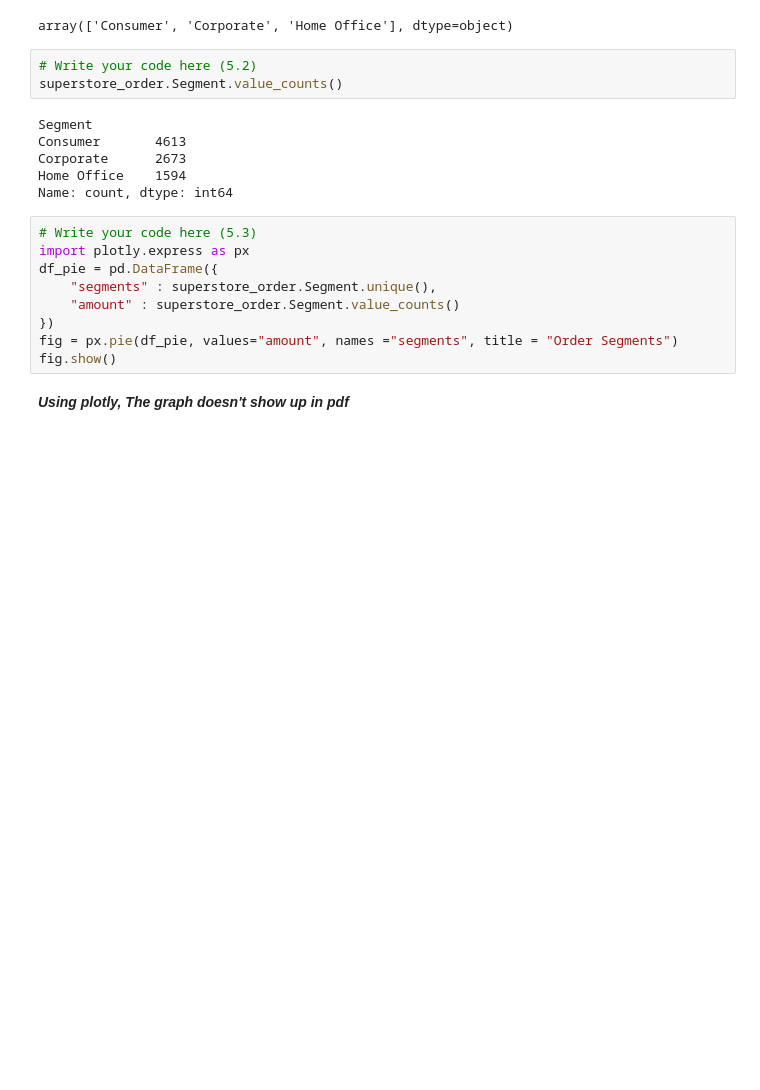
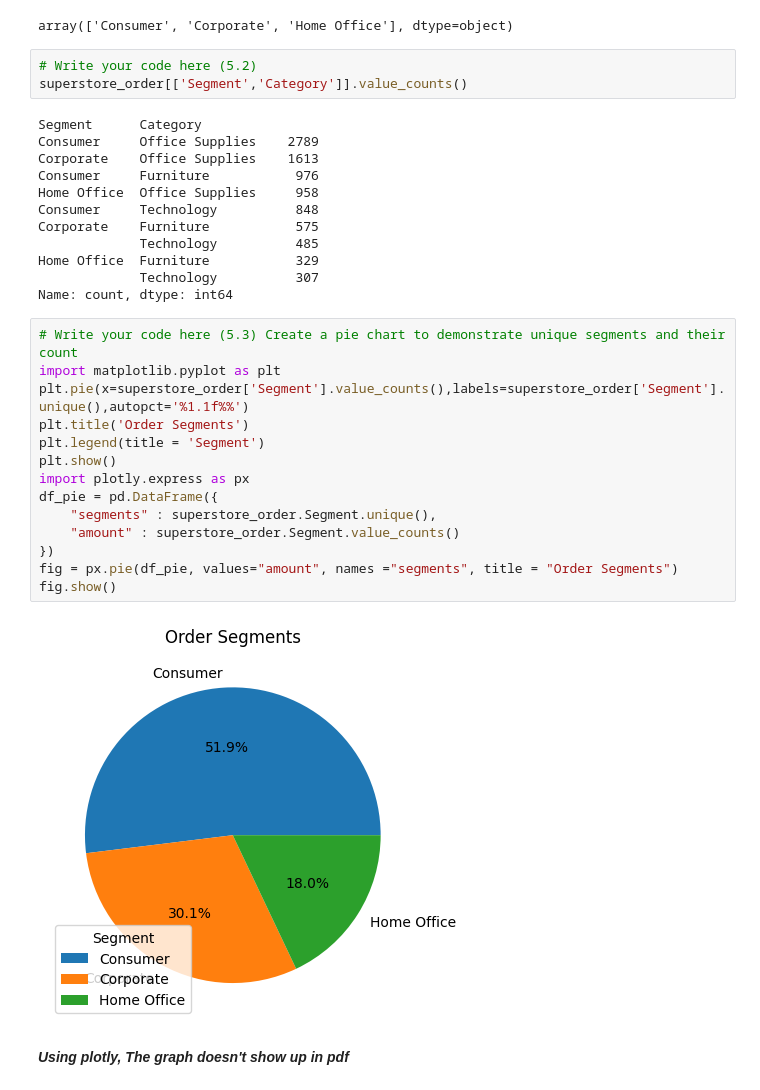
Before and after one commit to wutpppppppppppppppppp/code, a Jupyter notebook: lab4/Lab+4+-+Data+Visualization+EDA.ipynb, the cells around one changed output. Drawn from its saved outputs; the diff is of its cells as text; blank space fills up the shorter version.

```diff
--- a/lab4/Lab+4+-+Data+Visualization+EDA.ipynb
+++ b/lab4/Lab+4+-+Data+Visualization+EDA.ipynb
@@ -80,22 +80,35 @@ superstore_order.Segment.unique()
 array(['Consumer', 'Corporate', 'Home Office'], dtype=object)
 # %%
 # Write your code here (5.2)
-superstore_order.Segment.value_counts()
+superstore_order[['Segment','Category']].value_counts()
 # %% [output]
-Segment
-Consumer       4613
-Corporate      2673
-Home Office    1594
+Segment      Category
+Consumer     Office Supplies    2789
+Corporate    Office Supplies    1613
+Consumer     Furniture           976
+Home Office  Office Supplies     958
+Consumer     Technology          848
+Corporate    Furniture           575
+             Technology          485
+Home Office  Furniture           329
+             Technology          307
 Name: count, dtype: int64
 # %%
-# Write your code here (5.3)
+# Write your code here (5.3) Create a pie chart to demonstrate unique segments and their count
+import matplotlib.pyplot as plt
+plt.pie(x=superstore_order['Segment'].value_counts(),labels=superstore_order['Segment'].unique(),autopct='%1.1f%%')
+plt.title('Order Segments')
+plt.legend(title = 'Segment')
+plt.show()
 import plotly.express as px
 df_pie = pd.DataFrame({
     "segments" : superstore_order.Segment.unique(),
     "amount" : superstore_order.Segment.value_counts()
 })
 fig = px.pie(df_pie, values="amount", names ="segments", title = "Order Segments")
 fig.show()
+# %% [output]
+[figure, added]
 # %% [markdown]
 ***Using plotly, The graph doesn't show up in pdf***
 # %% [markdown]
```
Also changed, not shown: parts of 5 cells of this notebook, 7 other files.
